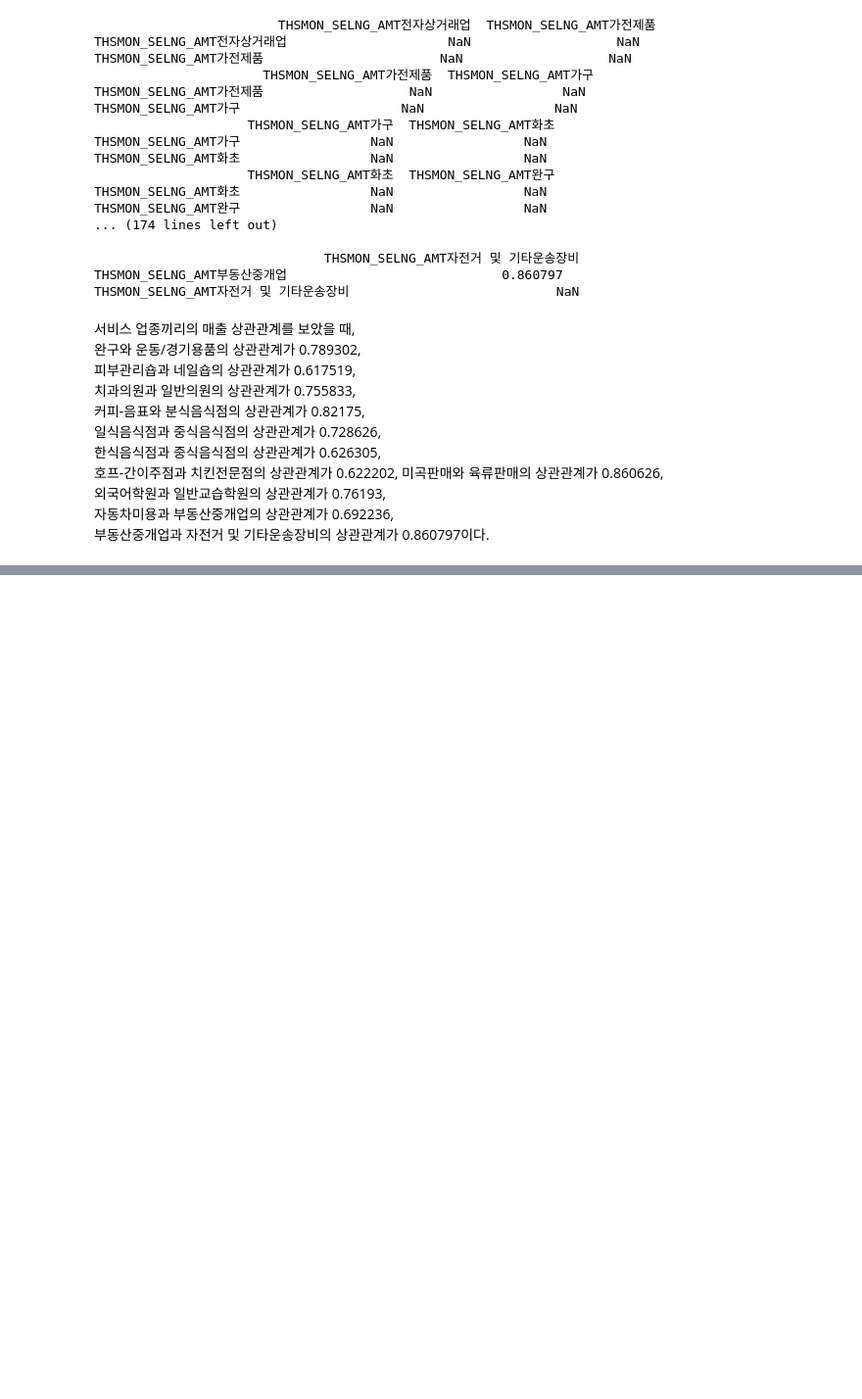
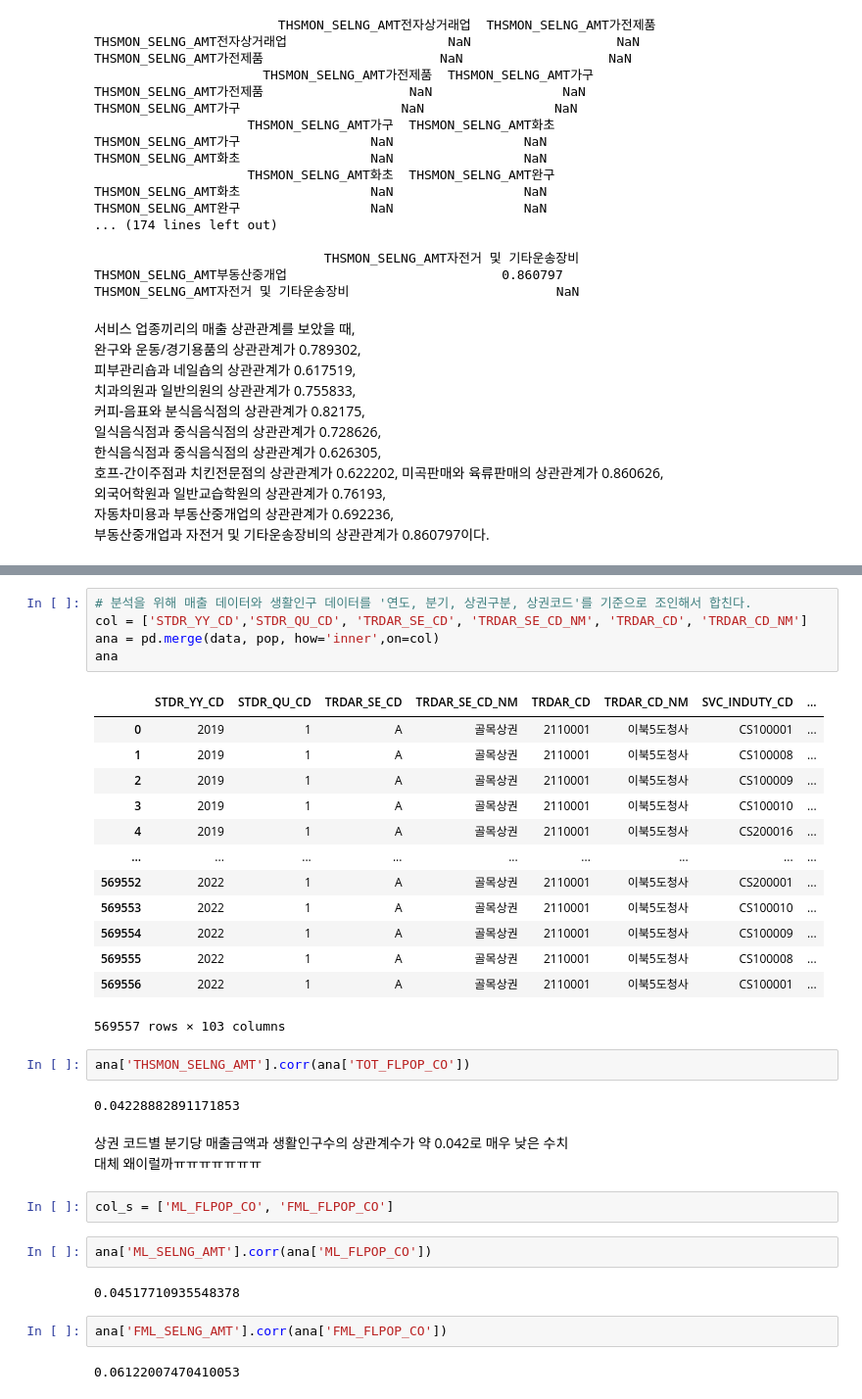
Before and after one commit to jisooyoon22/cw_data, a Jupyter notebook: 윤지수/상권분석_수정.ipynb, the cells around one changed output, grey strips where cells are left out. Shown at 98% size. Cells and saved outputs as stored; diff of their text form; blank space fills up the shorter version.

```diff
--- a/윤지수/상권분석_수정.ipynb
+++ b/윤지수/상권분석_수정.ipynb
@@ -916,0 +1057,36 @@ THSMON_SELNG_AMT자전거 및 기타운송장비                           NaN
+# %%
+# 분석을 위해 매출 데이터와 생활인구 데이터를 '연도, 분기, 상권구분, 상권코드'를 기준으로 조인해서 합친다.
+col = ['STDR_YY_CD','STDR_QU_CD', 'TRDAR_SE_CD', 'TRDAR_SE_CD_NM', 'TRDAR_CD', 'TRDAR_CD_NM']
+ana = pd.merge(data, pop, how='inner',on=col)
+ana
+# %% [output]
+|  | STDR_YY_CD | STDR_QU_CD | TRDAR_SE_CD | TRDAR_SE_CD_NM | TRDAR_CD | TRDAR_CD_NM | SVC_INDUTY_CD | ... |
+| 0 | 2019 | 1 | A | 골목상권 | 2110001 | 이북5도청사 | CS100001 | ... |
+| 1 | 2019 | 1 | A | 골목상권 | 2110001 | 이북5도청사 | CS100008 | ... |
+| 2 | 2019 | 1 | A | 골목상권 | 2110001 | 이북5도청사 | CS100009 | ... |
+| 3 | 2019 | 1 | A | 골목상권 | 2110001 | 이북5도청사 | CS100010 | ... |
+| 4 | 2019 | 1 | A | 골목상권 | 2110001 | 이북5도청사 | CS200016 | ... |
+| ... | ... | ... | ... | ... | ... | ... | ... | ... |
+| 569552 | 2022 | 1 | A | 골목상권 | 2110001 | 이북5도청사 | CS200001 | ... |
+| 569553 | 2022 | 1 | A | 골목상권 | 2110001 | 이북5도청사 | CS100010 | ... |
+| 569554 | 2022 | 1 | A | 골목상권 | 2110001 | 이북5도청사 | CS100009 | ... |
+| 569555 | 2022 | 1 | A | 골목상권 | 2110001 | 이북5도청사 | CS100008 | ... |
+| 569556 | 2022 | 1 | A | 골목상권 | 2110001 | 이북5도청사 | CS100001 | ... |
+569557 rows × 103 columns
+# %%
+ana['THSMON_SELNG_AMT'].corr(ana['TOT_FLPOP_CO'])
+# %% [output]
+0.04228882891171853
+# %% [markdown]
+상권 코드별 분기당 매출금액과 생활인구수의 상관계수가 약 0.042로 매우 낮은 수치
+대체 왜이럴까ㅠㅠㅠㅠㅠㅠㅠ
+# %%
+col_s = ['ML_FLPOP_CO', 'FML_FLPOP_CO']
+# %%
+ana['ML_SELNG_AMT'].corr(ana['ML_FLPOP_CO'])
+# %% [output]
+0.04517710935548378
+# %%
+ana['FML_SELNG_AMT'].corr(ana['FML_FLPOP_CO'])
+# %% [output]
+0.06122007470410053
```
Also changed, not shown: parts of 22 cells of this notebook, 1 other file.
